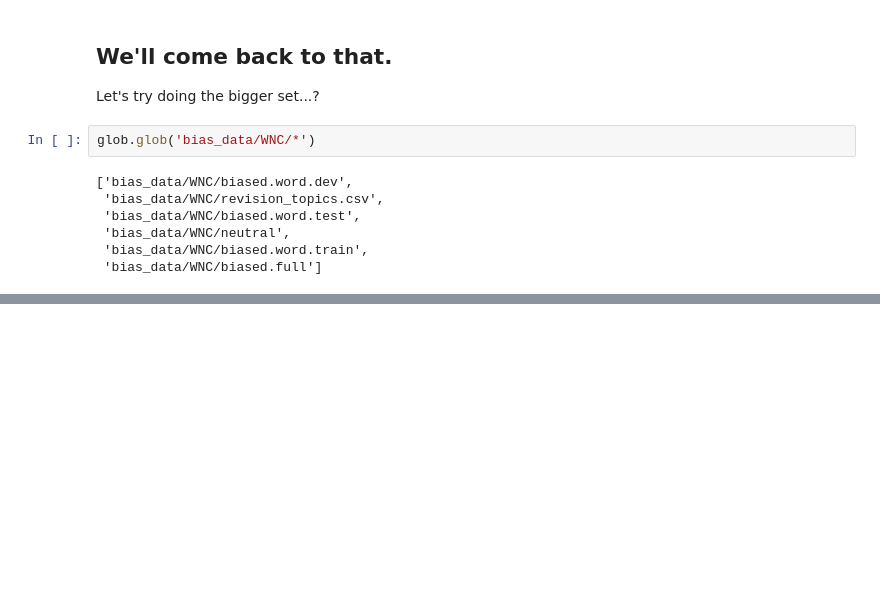
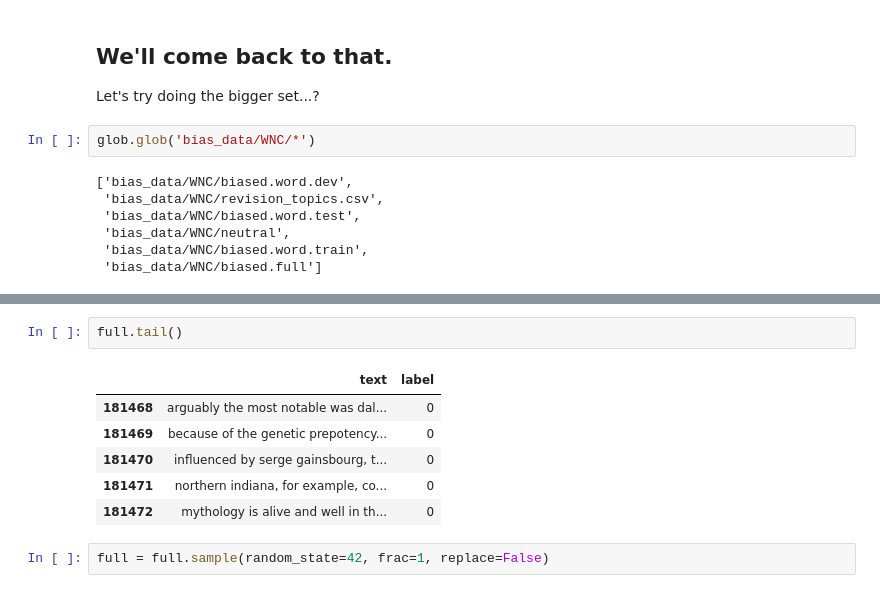
Before and after one commit to benartuso/bias-detection, a Jupyter notebook: bag_of_words.ipynb, the cells around one changed output, grey strips where cells are left out. Saved outputs shown, nothing was run; the diff lists cells and outputs as text; blank space fills up the shorter version.

```diff
--- a/bag_of_words.ipynb
+++ b/bag_of_words.ipynb
@@ -327,0 +344,11 @@ full.head()
+# %%
+full.tail()
+# %% [output]
+|  | text | label |
+| 181468 | arguably the most notable was dal... | 0 |
+| 181469 | because of the genetic prepotency... | 0 |
+| 181470 | influenced by serge gainsbourg, t... | 0 |
+| 181471 | northern indiana, for example, co... | 0 |
+| 181472 | mythology is alive and well in th... | 0 |
+# %%
+full = full.sample(random_state=42, frac=1, replace=False)
```
Also changed, not shown: parts of 10 cells of this notebook, 1 other file.
